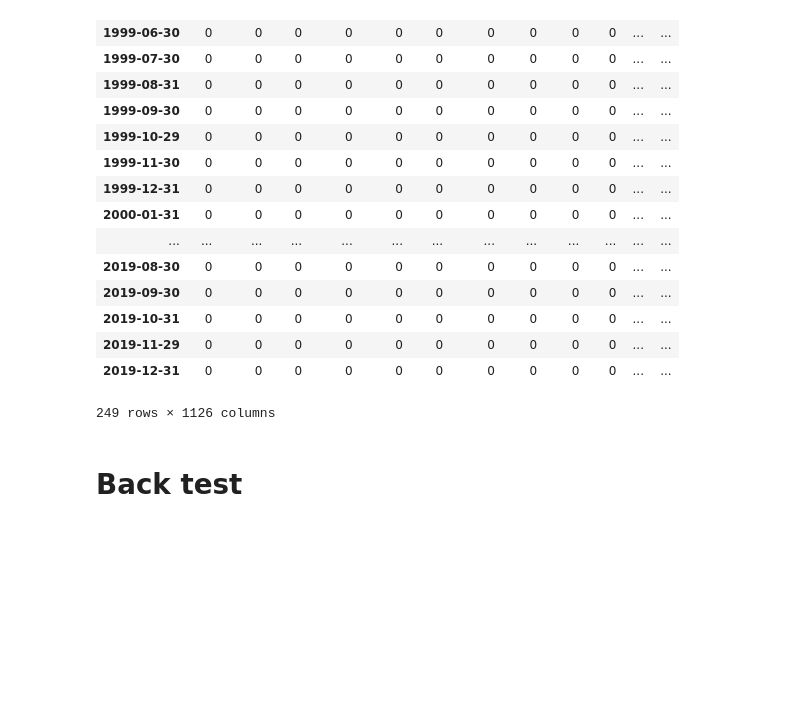
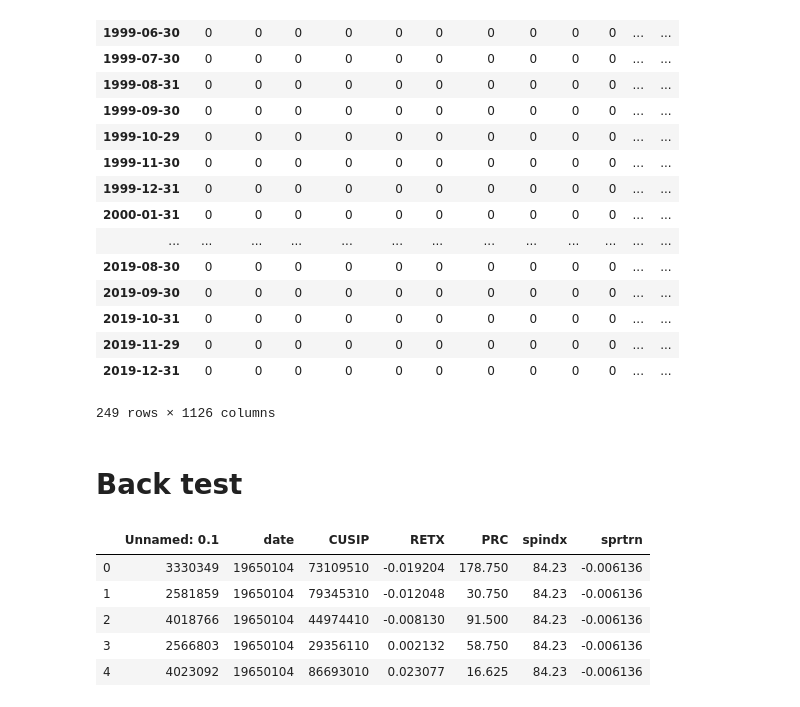
Before and after one commit to danielzzhou/mlteamproject, a Jupyter notebook: Models.ipynb, the cells around one changed output. Cells and saved outputs as stored; diff of their text form; code cells hidden in the pictures; blank space fills up the shorter version.

```diff
--- a/Models.ipynb
+++ b/Models.ipynb
@@ -149,3 +149,14 @@ post_prob
 # Back test
 # %%
 # use post_prob as input
+# %%
+df = pd.read_csv("combine_.csv",index_col=0)
+# %%
+df.head()
+# %% [output]
+|  | Unnamed: 0.1 | date | CUSIP | RETX | PRC | spindx | sprtrn |
+| 0 | 3330349 | 19650104 | 73109510 | -0.019204 | 178.750 | 84.23 | -0.006136 |
+| 1 | 2581859 | 19650104 | 79345310 | -0.012048 | 30.750 | 84.23 | -0.006136 |
+| 2 | 4018766 | 19650104 | 44974410 | -0.008130 | 91.500 | 84.23 | -0.006136 |
+| 3 | 2566803 | 19650104 | 29356110 | 0.002132 | 58.750 | 84.23 | -0.006136 |
+| 4 | 4023092 | 19650104 | 86693010 | 0.023077 | 16.625 | 84.23 | -0.006136 |
```
Also changed, not shown: parts of 3 cells of this notebook, 1 other file.
